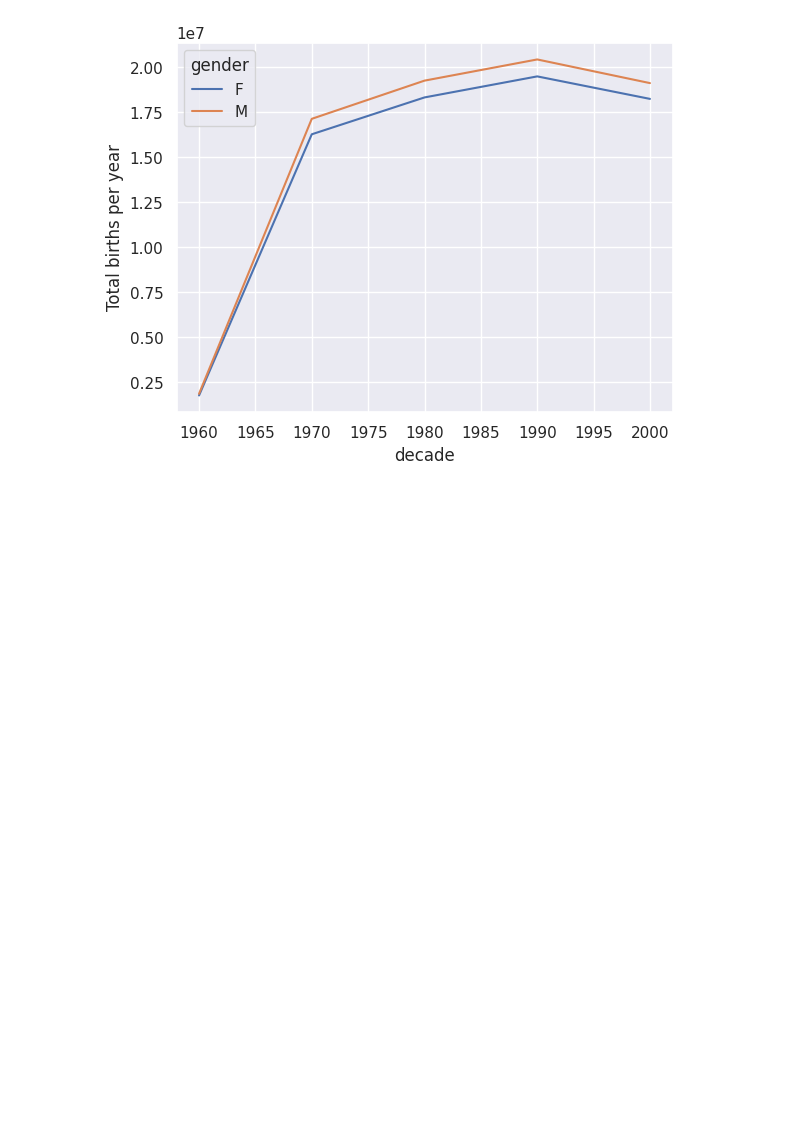
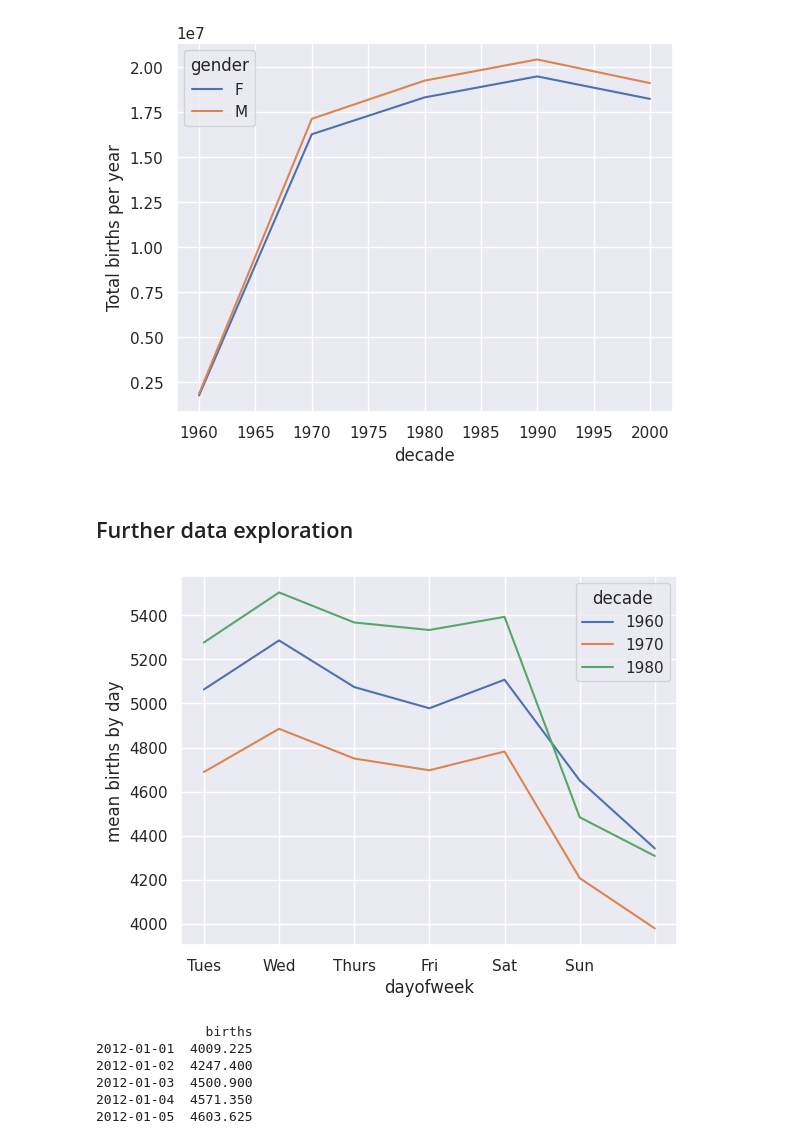
Before and after one commit to AllvMjr/portfolio_data_scientist, a Jupyter notebook: birth_Rate_analysis/analysis_rate_birth.ipynb, the cells around one changed output. Drawn from its saved outputs; the diff is of its cells as text; code cells hidden in the pictures; blank space fills up the shorter version.

Commit message:
Complete analysis Birth

```diff
--- a/birth_Rate_analysis/analysis_rate_birth.ipynb
+++ b/birth_Rate_analysis/analysis_rate_birth.ipynb
@@ -52,3 +40,5 @@ plt.ylabel('Total births per year')
 plt.show()
 # %% [output]
 [figure]
+# %% [markdown]
+## Further data exploration
@@ -54,0 +50,27 @@ plt.show()
+# %%
+births = births.query('(births > @mu - 5 * @sig) & (births < @mu + 5 * @sig)')
+births['day'] = births['day'].astype(int)
+births.index = pd.to_datetime(10000 * births.year +
+                                     100 * births.month +
+                                     births.day, format='%Y%m%d', errors='coerce')
+births['dayofweek'] = births.index.dayofweek
+# %%
+#plotting
+births.pivot_table('births', index='dayofweek',
+                    columns='decade', aggfunc='mean').plot()
+plt.gca().set_xticklabels(['Mon', 'Tues', 'Wed', 'Thurs', 'Fri', 'Sat', 'Sun'])
+plt.ylabel('mean births by day')
+plt.show()
+# %% [output]
+[figure, added]
+# %%
+births_month = births.pivot_table('births', [births.index.month, births.index.day])
+
+births_month.index = [datetime(year=2012, month=int(month), day=int(day)) for (month, day) in births_month.index]
+# %% [output]
+              births
+2012-01-01  4009.225
+2012-01-02  4247.400
+2012-01-03  4500.900
+2012-01-04  4571.350
+2012-01-05  4603.625
```
Also changed, not shown: parts of 5 cells of this notebook.
